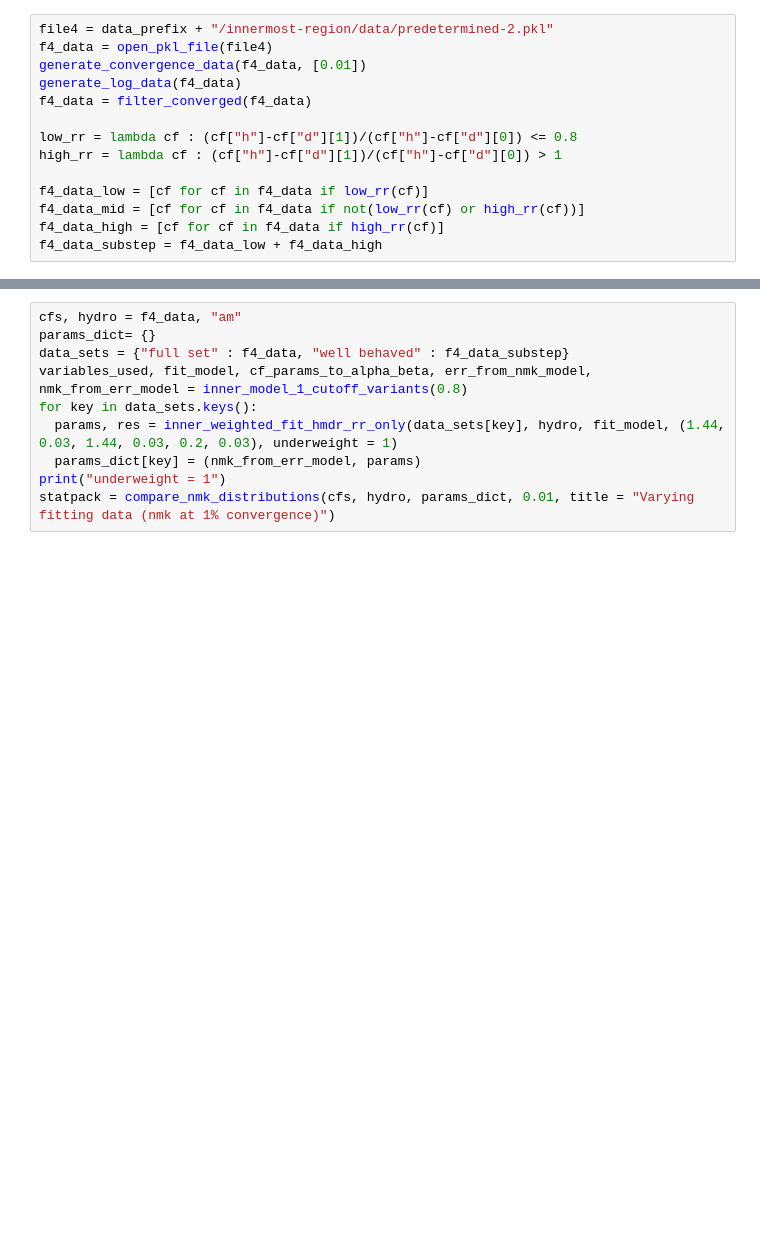
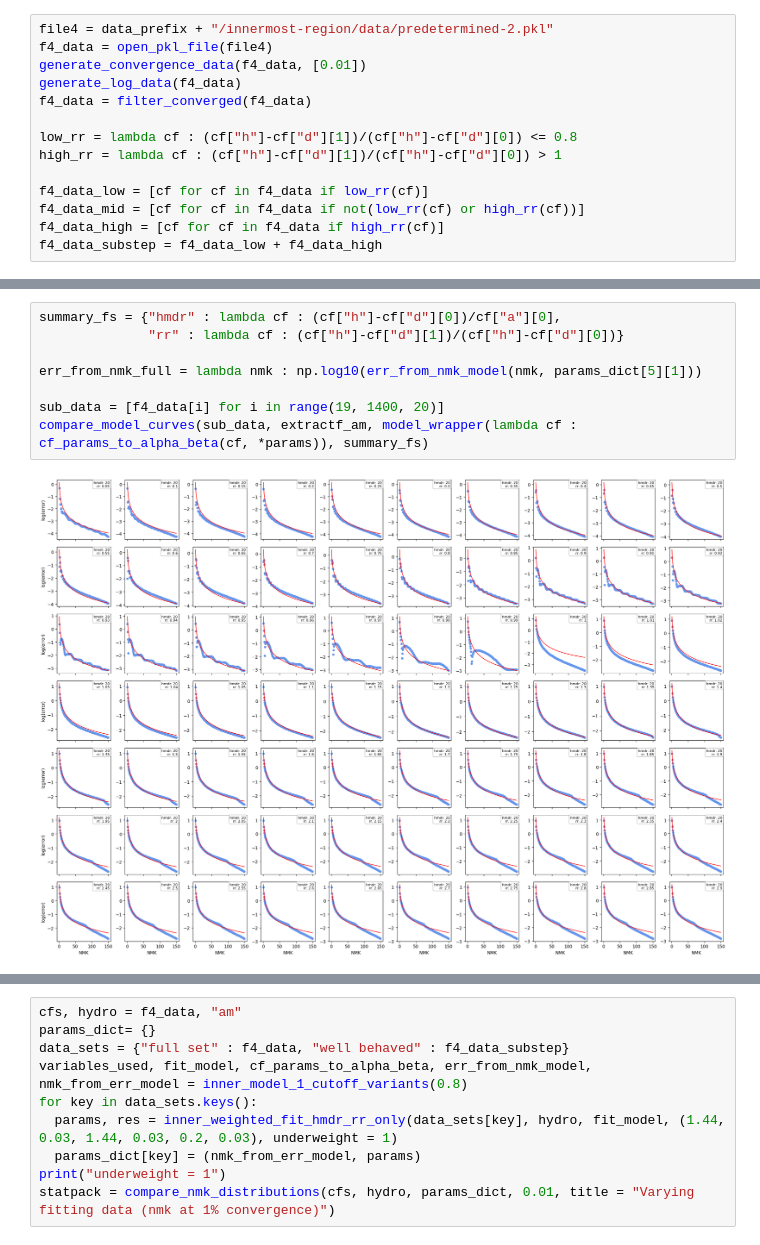
Before and after one commit to symbiotic-engineering/OpenFLASH, a Jupyter notebook: hydro/python/convergence-study/prediction/innermost-predictor.ipynb, the cells around one changed output, grey strips where cells are left out. Saved outputs shown, nothing was run; the diff lists cells and outputs as text; blank space fills up the shorter version.

```diff
--- a/hydro/python/convergence-study/prediction/predictor.ipynb
+++ b/hydro/python/convergence-study/prediction/innermost-predictor.ipynb
@@ -61 +98,11 @@ def inner_weighted_fit_hmdr_rr_only(cfs, hydro, model, guess, nmk_max = 150, und
+# %%
+summary_fs = {"hmdr" : lambda cf : (cf["h"]-cf["d"][0])/cf["a"][0],
+              "rr" : lambda cf : (cf["h"]-cf["d"][1])/(cf["h"]-cf["d"][0])}
+
+err_from_nmk_full = lambda nmk : np.log10(err_from_nmk_model(nmk, params_dict[5][1]))
+
+sub_data = [f4_data[i] for i in range(19, 1400, 20)]
+compare_model_curves(sub_data, extractf_am, model_wrapper(lambda cf : cf_params_to_alpha_beta(cf, *params)), summary_fs)
+# %% [output]
+[figure, added]
 # %%
```
Also changed, not shown: parts of 6 cells of this notebook, 2 other files.
